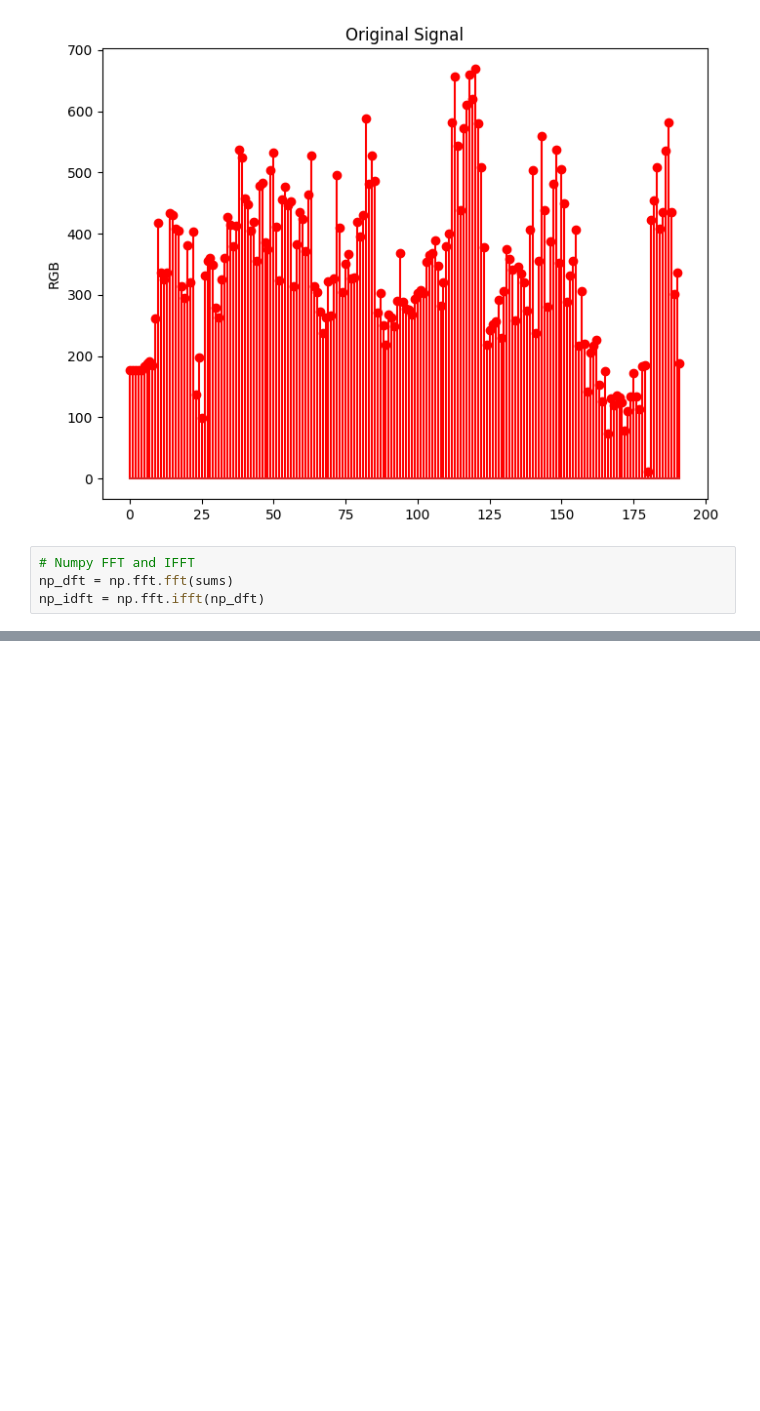
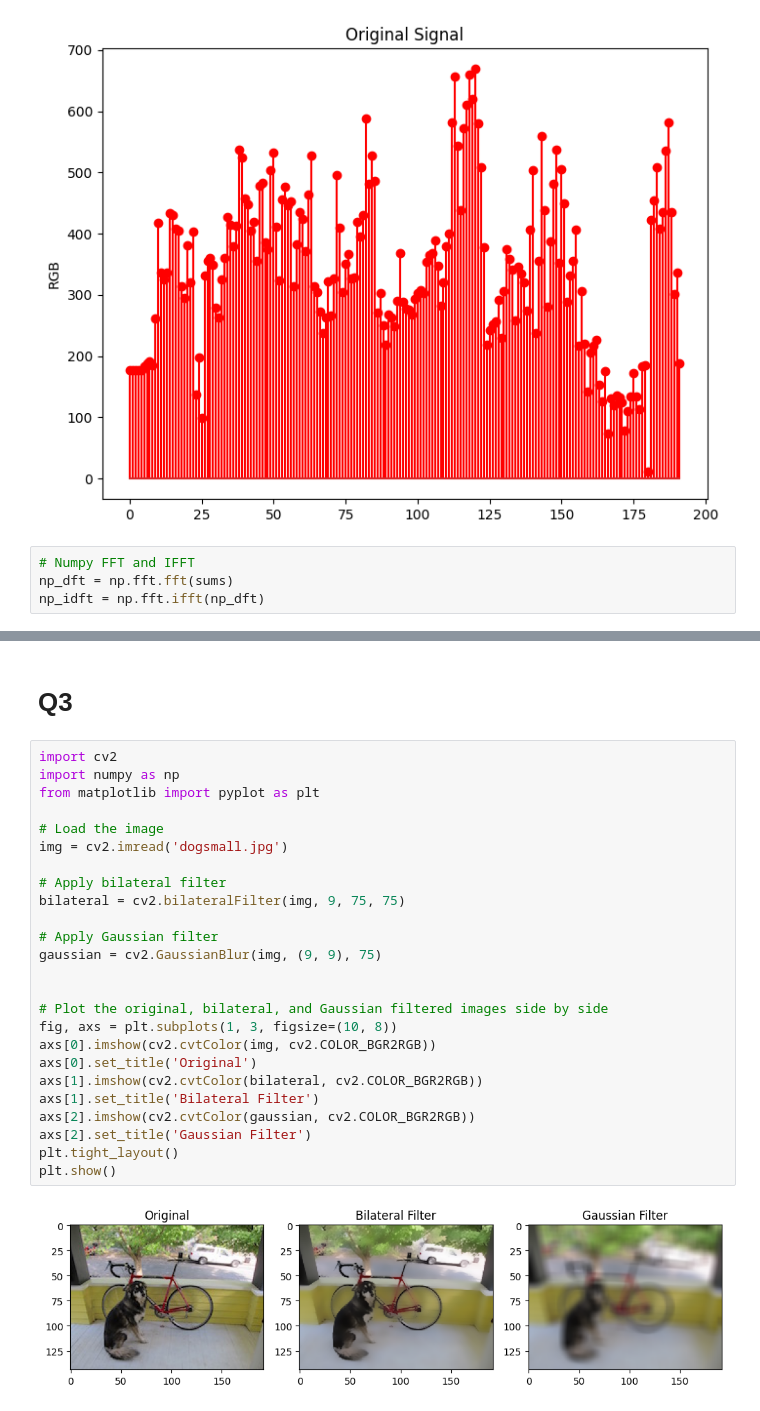
Before and after one commit to ZaneLeo111/Data_Visualization_Labs, a Jupyter notebook: Lab1/1.ipynb, the cells around one changed output, grey strips where cells are left out. Saved outputs shown, nothing was run; the diff lists cells and outputs as text; blank space fills up the shorter version.

```diff
--- a/Lab1/1.ipynb
+++ b/Lab1/1.ipynb
@@ -80,0 +124,29 @@ plt.show()
+# %% [markdown]
+# Q3
+# %%
+import cv2
+import numpy as np
+from matplotlib import pyplot as plt
+
+# Load the image
+img = cv2.imread('dogsmall.jpg')
+
+# Apply bilateral filter
+bilateral = cv2.bilateralFilter(img, 9, 75, 75)
+
+# Apply Gaussian filter
+gaussian = cv2.GaussianBlur(img, (9, 9), 75)
+
+
+# Plot the original, bilateral, and Gaussian filtered images side by side
+fig, axs = plt.subplots(1, 3, figsize=(10, 8))
+axs[0].imshow(cv2.cvtColor(img, cv2.COLOR_BGR2RGB))
+axs[0].set_title('Original')
+axs[1].imshow(cv2.cvtColor(bilateral, cv2.COLOR_BGR2RGB))
+axs[1].set_title('Bilateral Filter')
+axs[2].imshow(cv2.cvtColor(gaussian, cv2.COLOR_BGR2RGB))
+axs[2].set_title('Gaussian Filter')
+plt.tight_layout()
+plt.show()
+# %% [output]
+[figure, added]
```
Also changed, not shown: parts of 9 cells of this notebook.
